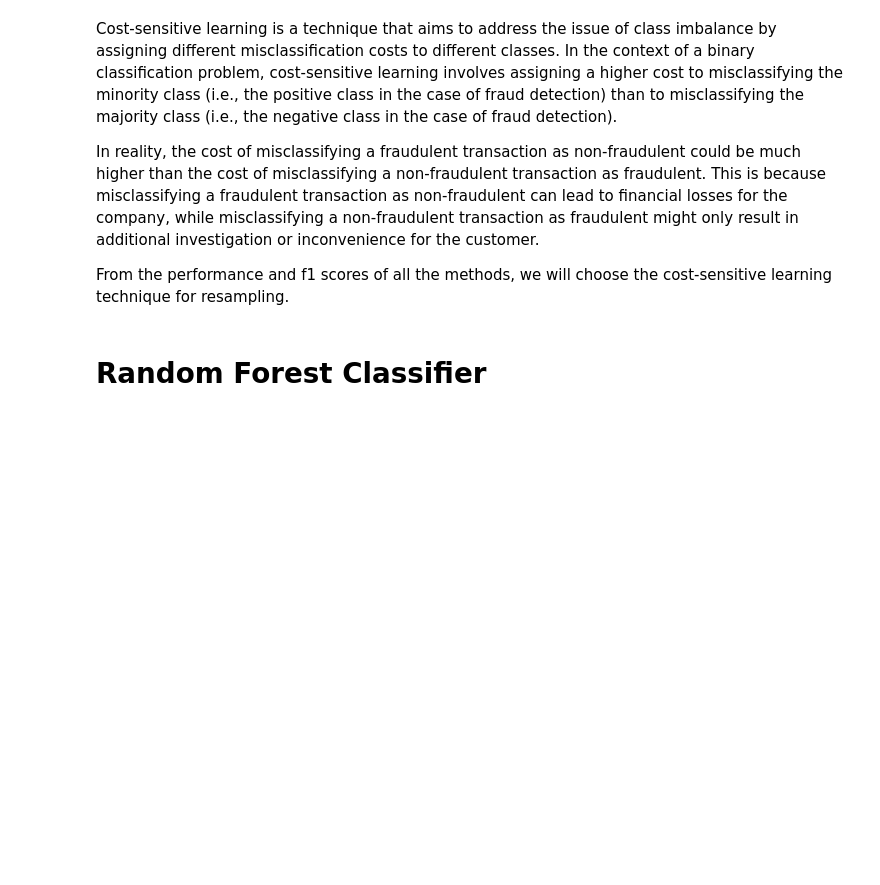
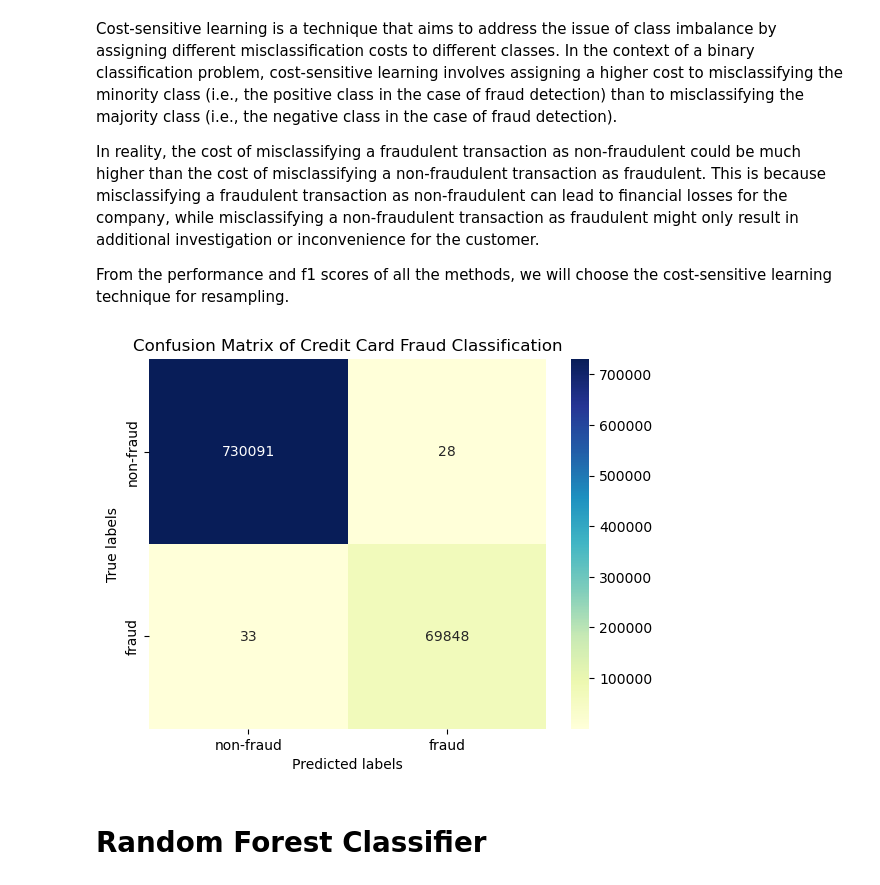
Before and after one commit to JonAndYu/ECON323-Project, a Jupyter notebook: project.ipynb, the cells around one changed output. Saved outputs shown, nothing was run; the diff lists cells and outputs as text; code cells hidden in the pictures; blank space fills up the shorter version.

```diff
--- a/project.ipynb
+++ b/project.ipynb
@@ -655,6 +639,10 @@ Cost-sensitive learning is a technique that aims to address the issue of class i
 In reality, the cost of misclassifying a fraudulent transaction as non-fraudulent could be much higher than the cost of misclassifying a non-fraudulent transaction as fraudulent. This is because misclassifying a fraudulent transaction as non-fraudulent can lead to financial losses for the company, while misclassifying a non-fraudulent transaction as fraudulent might only result in additional investigation or inconvenience for the customer.
 
 From the performance and f1 scores of all the methods, we will choose the cost-sensitive learning technique for resampling.
+# %%
+conf_mat_maker(y_test, dt_pred)
+# %% [output]
+[figure, added]
 # %% [markdown]
 # Random Forest Classifier
 # %% [markdown]
```
Also changed, not shown: parts of 27 cells of this notebook.
